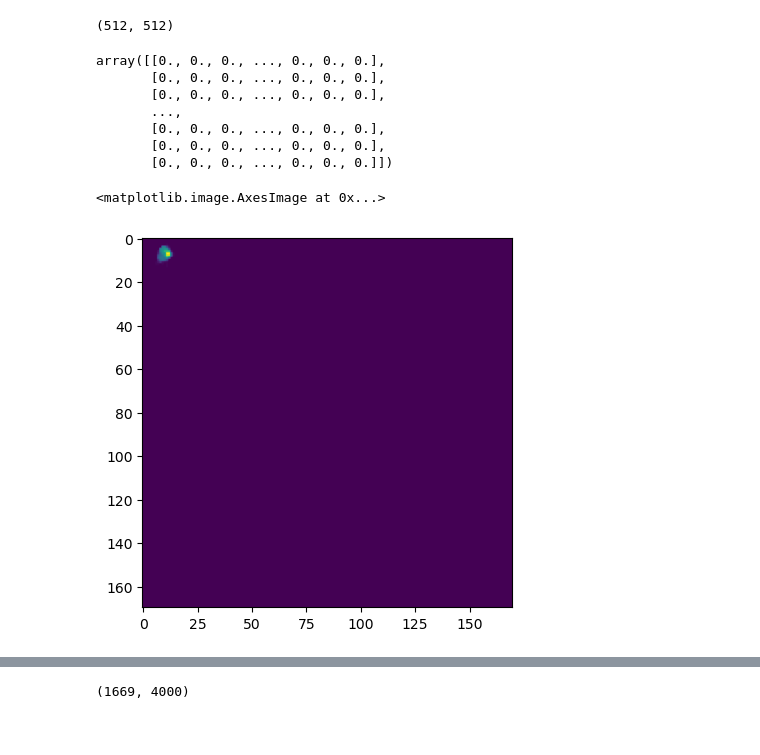
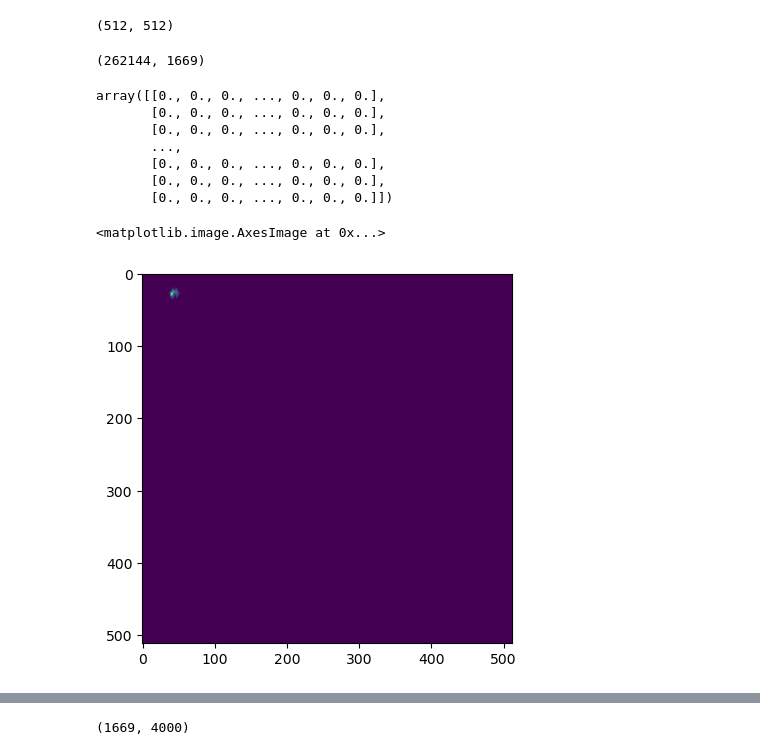
Before and after one commit to dhino2000/optic, a Jupyter notebook: notebook/CheckCaimanData.ipynb, the cells around one changed output, grey strips where cells are left out. Cells and saved outputs as stored; diff of their text form; code cells hidden in the pictures.

```diff
--- a/notebook/CheckCaimanData.ipynb
+++ b/notebook/CheckCaimanData.ipynb
@@ -10,6 +10,6 @@ import caiman as cm
 from caiman.source_extraction.cnmf import cnmf
 # %%
 # path_caiman_h5 = "../data/caiman_results/demo_pipeline_results.hdf5"
-path_caiman_h5 = "../data/caiman_results/KA91-f2-z130_240331_2-preWsk4bit--HfixWskVib_1-4000_reg.hdf5"
+path_caiman_h5 = "../data/KA91-f2-z130_240331_2-preWsk4bit--HfixWskVib_1-4000_reg.hdf5"
 cnmf_result = cnmf.load_CNMF(path_caiman_h5)
 correlation_image = cnmf_result.estimates.Cn
@@ -50,4 +49,8 @@ dims = cnmf_result.dims
 print(dims)
 # %% [output]
 (512, 512)
+# %%
+estimates.A.shape
+# %% [output]
+(262144, 1669)
 # %%
@@ -61,8 +65,8 @@ array([[0., 0., 0., ..., 0., 0., 0.],
        [0., 0., 0., ..., 0., 0., 0.],
        [0., 0., 0., ..., 0., 0., 0.]])
 # %%
-idx_components = [0, 1, 2]
-plt.figure(); plt.imshow(np.reshape(estimates.A[:,idx_components[0]].toarray(), dims, order='F'))
+i = 50
+plt.figure(); plt.imshow(np.reshape(estimates.A[:,i].toarray(), dims, order='F'))
 # %% [output]
 <matplotlib.image.AxesImage at 0x...>
-[figure, old version]
+[figure, new version]
```
Also changed, not shown: parts of 10 cells of this notebook, 4 other files.
